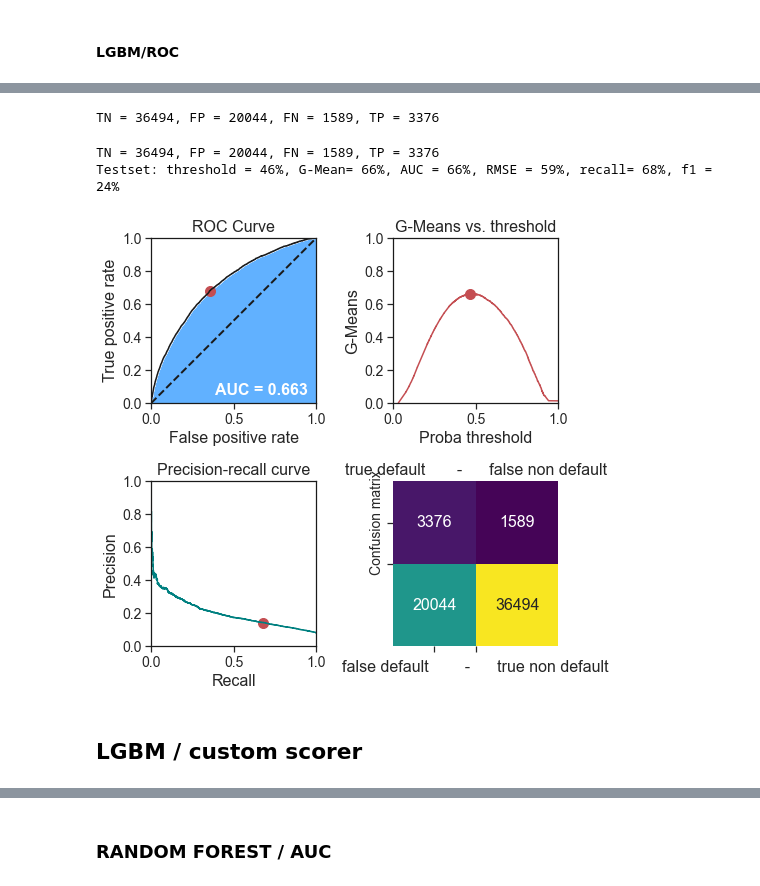
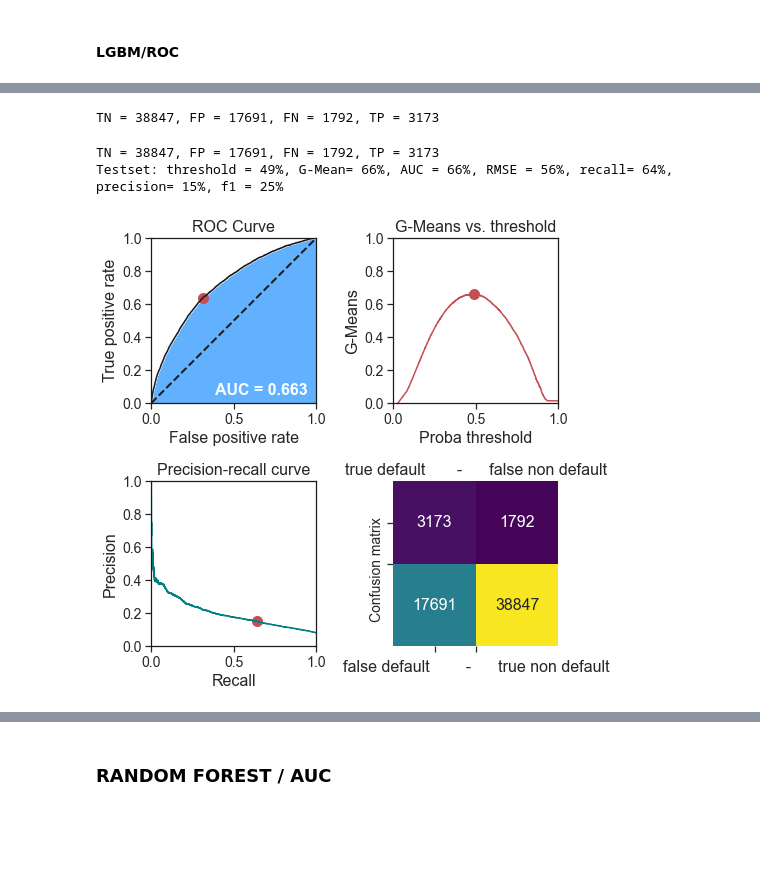
Before and after one commit to Teycir/Openclassrooms_project7, a Jupyter notebook: projet7_modelisation.ipynb, the cells around one changed output, grey strips where cells are left out. Cells and saved outputs as stored; diff of their text form; code cells hidden in the pictures; blank space fills up the shorter version.

```diff
--- a/projet7_modelisation.ipynb
+++ b/projet7_modelisation.ipynb
@@ -674,9 +758,13 @@ sns.set_style("ticks", {"axes.edgecolor": "k",
 # %% [markdown]
 #### LGBM/ROC
 # %%
+import timeit
+
 
 from lightgbm import LGBMClassifier
 from sklearn.model_selection import GridSearchCV, RandomizedSearchCV
+
+start = timeit.default_timer()
 
 
 weight = len(df_pay)/len(df_unpay)
@@ -684,7 +772,7 @@ weight = len(df_pay)/len(df_unpay)
 lgbm = LGBMClassifier(max_depth=-1,
                       random_state=13,
                       silent=True,
-                      metric='auc',
+                      metric='none',
                       n_jobs=-1,
                       n_estimators=200,
                       scale_pos_weight=weight,
@@ -708,7 +796,8 @@ grid_lgbm_roc = RandomizedSearchCV(lgbm,
                           random_state=13)
 
 model_lgbm_roc = grid_lgbm_roc.fit(X_fit, y_fit)
-
+stop = timeit.default_timer()
+print('Time: ', stop - start)
 print(round(grid_lgbm_roc.best_score_, 3))
 print(grid_lgbm_roc.best_params_)
 optima = pd.DataFrame(grid_lgbm_roc.cv_results_).T
@@ -761,7 +851,7 @@ recall = metrics.recall_score(y_eval, y_prob)
 precision = metrics.precision_score(y_eval, y_prob)
 f1 = metrics.f1_score(y_eval, y_prob)
 # %% [output]
-TN = 36494, FP = 20044, FN = 1589, TP = 3376
+TN = 38847, FP = 17691, FN = 1792, TP = 3173
 # %%
 print(f'TN = {tn}, FP = {fp}, FN = {fn}, TP = {tp}')
 
@@ -772,6 +862,7 @@ G-Mean= {g_means[ix]:.0%}, \
 AUC = {auc:.0%}, \
 RMSE = {np.sqrt(mse):.0%}, \
 recall= {recall:.0%}, \
+precision= {precision:.0%}, \
 f1 = {f1:.0%}')
 ######################################
 
@@ -793,35 +884,33 @@ plt.ylabel("True positive rate")
 
 plt.subplot(222)
 plt.plot(thresholds, g_means, 'r');
 plt.scatter(thresholds[ix], g_means[ix], marker='o', s=100, color='r', label='Best')
 plt.xlim(0,1)
 plt.xlabel('Proba threshold')
 plt.ylim(0,1)
 plt.ylabel('G-Means')
 plt.title('G-Means vs. threshold')
 
 plt.subplot(223)
 plt.plot(recall_, precision_, 'teal');
 plt.scatter(recall, precision, marker='o', s=100, color='r', label='Best')
 plt.xlim(0,1)
 plt.xlabel('Recall')
 plt.ylim(0,1)
 plt.ylabel('Precision')
 plt.title('Precision-recall curve')
 
 plt.subplot(224)
 sns.heatmap(conf_mat, cmap=my_colors(100), annot=True, fmt='.0f', cbar=False)
 plt.xticks([0.5,1], ["",""])
 plt.yticks([0.5,1], ["Confusion matrix",""])
 plt.xlabel('false default        -      true non default')
 
 plt.title('true default       -      false non default')
 
 plt.tight_layout(pad=1.1)
 plt.show()
 # %% [output]
-TN = 36494, FP = 20044, FN = 1589, TP = 3376
-Testset: threshold = 46%, G-Mean= 66%, AUC = 66%, RMSE = 59%, recall= 68%, f1 = 24%
+TN = 38847, FP = 17691, FN = 1792, TP = 3173
+Testset: threshold = 49%, G-Mean= 66%, AUC = 66%, RMSE = 56%, recall= 64%, precision= 15%, f1 = 25%
-[figure, old version]
+[figure, new version]
-# %% [markdown]
-## LGBM / custom scorer
```
Also changed, not shown: parts of 23 cells of this notebook.
